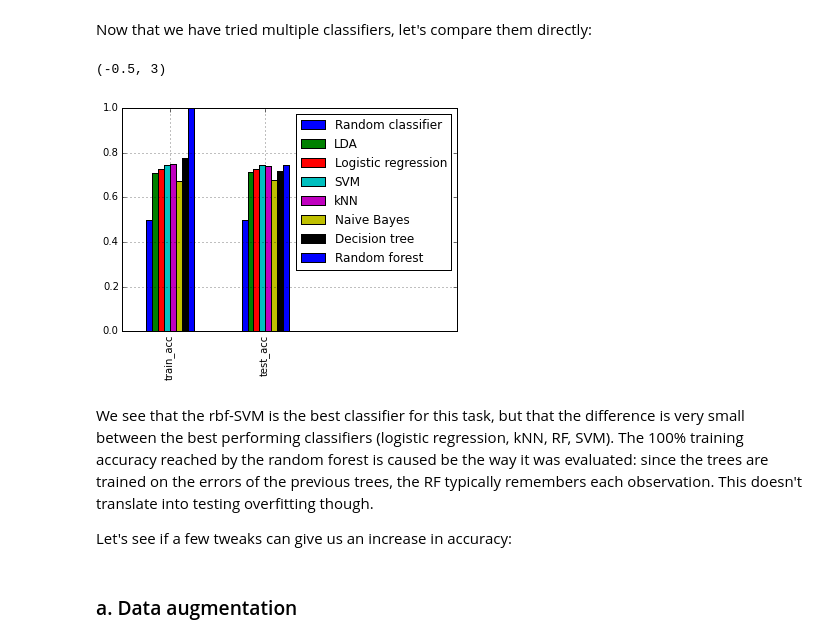
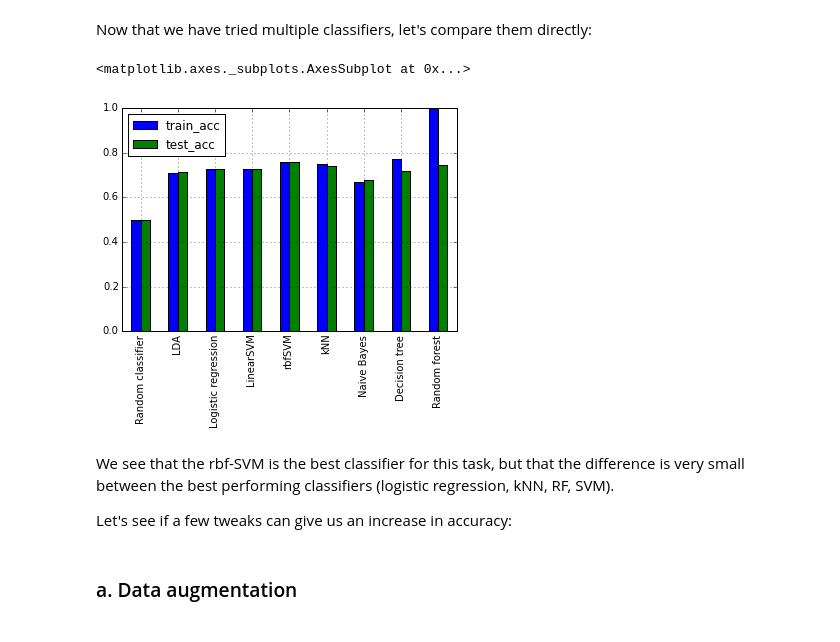
Before and after one commit to hubertjb/UCDDB-classification, a Jupyter notebook: ucddb_classification.ipynb, the cells around one changed output. Drawn from its saved outputs; the diff is of its cells as text; code cells hidden in the pictures.

```diff
--- a/ucddb_classification.ipynb
+++ b/ucddb_classification.ipynb
@@ -159,7 +167,7 @@ X_train, X_test, y_train, y_test = cross_validation.train_test_split(
 cv = cross_validation.StratifiedKFold(y_train, n_folds=10)
 
 # Create a DataFrame to keep the results
-clfs = np.zeros((2,8)) # row 1: validation acc. mean, row 2: test acc.
+clfs = np.zeros((2,9)) # row 1: validation acc. mean, row 2: test acc.
 # %% [markdown]
 Before training our models, let's make a helper function that will take care of training and testing, and of displaying the results:
 # %%
@@ -364,3 +364,18 @@ The last linear classifier we'll use is the Support Vector Machine. The kernel v
 The following code can take a long time to run (>60 min on a mobile i7 CPU with 2 cores) because of the cross-validation and the large amount of data (even with the tolerance parameter of the SVM training function set to 0.1).
 # %%
 from sklearn import svm
+# %%
+print('Classifier 3: Linear SVM')
+print('')
+
+clf = svm.LinearSVC(random_state=rng)
+
+# Set up the hyperparameter search
+param_grid = [{'C': [0.1, 1, 5, 10, 25, 50, 100]}]
+
+bestLinearSVMclf, train_acc, test_acc = gridSearch_thenTest(clf, param_grid, cv, X_train, y_train, X_test, y_test)
+
+print('')
+
+clfs[0,3] = train_acc
+clfs[1,3] = test_acc
@@ -367,18 +416,17 @@ from sklearn import svm
 # %%
-print('Classifier 3: SVM')
+print('Classifier 4: Kernel SVM')
 print('')
 
 clf = svm.SVC(random_state=rng, tol=0.1)
 
 # Set up the hyperparameter search
-param_grid = [{'C': [0.1, 1, 10], 'kernel': ['linear']},
-              {'C': [0.1, 1, 10, 100, 1000], 'gamma': [0.001, 0.0001], 'kernel': ['rbf']}]
+param_grid = [{'C': [0.1, 1, 10, 100, 1000], 'gamma': [0.01, 0.001, 0.0001], 'kernel': ['rbf']}]
 
-bestSVMclf, train_acc, test_acc = gridSearch_thenTest(clf, param_grid, cv, X_train, y_train, X_test, y_test)
+bestKernelSVMclf, train_acc, test_acc = gridSearch_thenTest(clf, param_grid, cv, X_train, y_train, X_test, y_test)
 
 print('')
 
-clfs[0,3] = train_acc
-clfs[1,3] = test_acc
+clfs[0,4] = train_acc
+clfs[1,4] = test_acc
 # %% [output]
 [Parallel(n_jobs=-1)]: Done   1 jobs       | elapsed:  1.2min
@@ -587,7 +610,7 @@ Increasing the number of decision trees to include (parameter n_estimators) will
 # %%
 from sklearn import ensemble
 # %%
-print('Classifier 7: Random Forest')
+print('Classifier 8: Random Forest')
 print('')
 
 clf = ensemble.RandomForestClassifier(random_state=rng, oob_score=True)
@@ -597,6 +620,6 @@ bestRFclf, train_acc, test_acc = gridSearch_thenTest(clf, param_grid, cv, X_trai
 
 print('')
 
-clfs[0,7] = train_acc
-clfs[1,7] = test_acc
+clfs[0,8] = train_acc
+clfs[1,8] = test_acc
 # %% [output]
@@ -651,16 +671,15 @@ Maybe if I have time!
 Now that we have tried multiple classifiers, let's compare them directly:
 # %%
 clfsDF = pd.DataFrame(clfs,
-                      columns=['Random classifier','LDA','Logistic regression','SVM','kNN','Naive Bayes','Decision tree','Random forest'],
+                      columns=['Random classifier','LDA','Logistic regression','LinearSVM','rbfSVM','kNN','Naive Bayes','Decision tree','Random forest'],
                       index=['train_acc','test_acc'])
 clfsDF.head()
 clfsDF.T.plot(kind='bar')
-plt.xlim(xmax=3)
 # %% [output]
-(-0.5, 3)
+<matplotlib.axes._subplots.AxesSubplot at 0x...>
-[figure, old version]
+[figure, new version]
 # %% [markdown]
-We see that the rbf-SVM is the best classifier for this task, but that the difference is very small between the best performing classifiers (logistic regression, kNN, RF, SVM). The 100% training accuracy reached by the random forest is caused be the way it was evaluated: since the trees are trained on the errors of the previous trees, the RF typically remembers each observation. This doesn't translate into testing overfitting though.
+We see that the rbf-SVM is the best classifier for this task, but that the difference is very small between the best performing classifiers (logistic regression, kNN, RF, SVM).
 
 Let's see if a few tweaks can give us an increase in accuracy:
 # %% [markdown]
```
Also changed, not shown: parts of 38 cells of this notebook.
